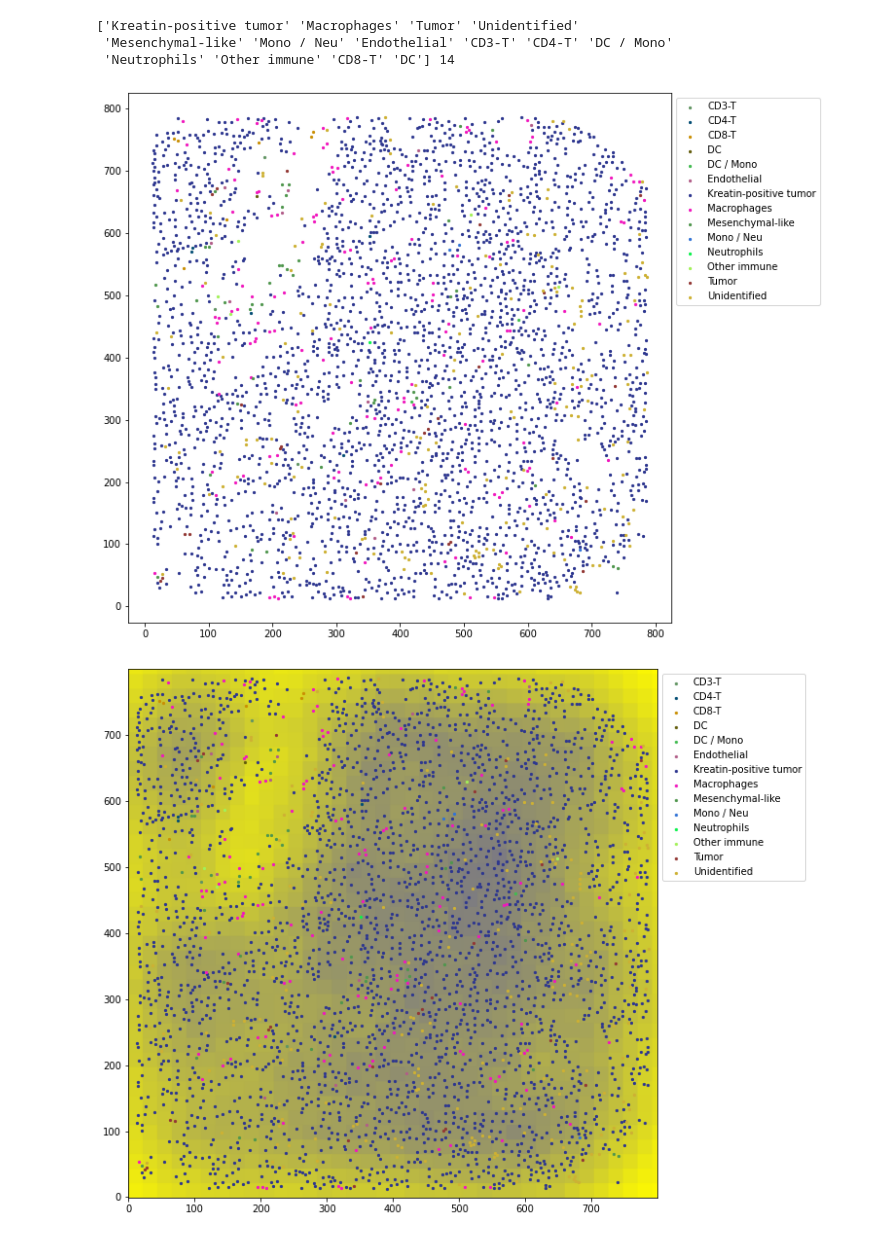
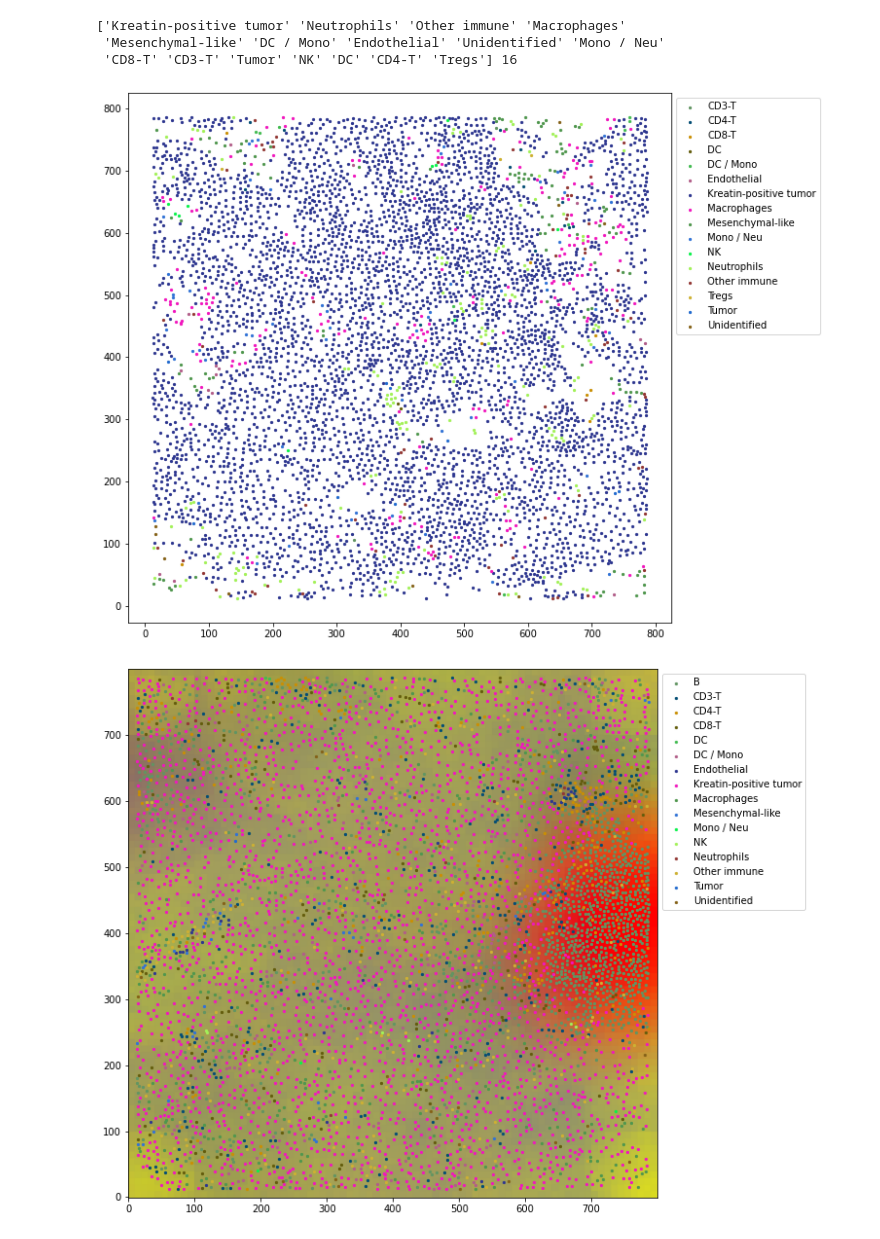
Before and after one commit to jhausserlab/NIPMAP, a Jupyter notebook: notebooks/cell_positions_visualization.ipynb, the cells around one changed output. Saved outputs shown, nothing was run; the diff lists cells and outputs as text; code cells hidden in the pictures.

```diff
--- a/notebooks/cell_positions_visualization.ipynb
+++ b/notebooks/cell_positions_visualization.ipynb
@@ -23,7 +25,7 @@ from src.utils.equations import color_mapper
 # 'Kreatin-positive tumor' 'Tumor' 'CD4-T' 'Mesenchymal-like' 'Macrophages'
 # 'Endothelial' 'Tregs' 'Unidentified' 'DC' 'Mono / Neu' 'Neutrophils']
 # %%
-patientID = 22
+patientID = 21
 CELL_TYPES = ['CD8-T', 'Other immune', 'DC / Mono', 'CD3-T', 'B', 'NK', 'Kreatin-positive tumor', 'Tumor',
               'CD4-T', 'Mesenchymal-like', 'Macrophages', 'Endothelial', 'Tregs', 'Unidentified', 'DC', 'Mono / Neu',
               'Neutrophils']
@@ -31,21 +33,22 @@ cell_data = pd.read_csv("../../output/cell_positions_data/patient{}_cell_positio
 print(cell_data['cell_type'].unique(), len(cell_data['cell_type'].unique()))
 plot_cells_positions(cell_data, CELL_TYPES, to_plot = 'all')
 # %% [output]
-['Kreatin-positive tumor' 'Macrophages' 'Tumor' 'Unidentified'
- 'Mesenchymal-like' 'Mono / Neu' 'Endothelial' 'CD3-T' 'CD4-T' 'DC / Mono'
- 'Neutrophils' 'Other immune' 'CD8-T' 'DC'] 14
+['Kreatin-positive tumor' 'Neutrophils' 'Other immune' 'Macrophages'
+ 'Mesenchymal-like' 'DC / Mono' 'Endothelial' 'Unidentified' 'Mono / Neu'
+ 'CD8-T' 'CD3-T' 'Tumor' 'NK' 'DC' 'CD4-T' 'Tregs'] 16
-[figure, old version]
+[figure, new version]
 # %%
-GRANULARITY = 22
+patientID = 1
+GRANULARITY = 10
 cell_data = pd.read_csv("../../output/cell_positions_data/patient{}_cell_positions.csv".format(patientID))
 with open("pca_3d", "rb") as f:
     pca_3d = pickle.load(f)
 
 with open("AA_3D", "rb") as f:
     AA_3D = pickle.load(f)
 plot_cells_positions(cell_data, CELL_TYPES, segment_image=True, segmentation_type='rgb', granularity=GRANULARITY, pca_obj=pca_3d, AA_obj=AA_3D, to_plot = 'all')
 # %% [output]
-[figure, old version]
+[figure, new version]
 # %%
 patient_ids = [1, 2, 3, 4, 5, 6, 7, 8, 9, 10, 11, 12, 13, 14, 15, 16, 17, 18, 19, 20, 21, 22, 23, 24, 25, 26, 27, 28, 29, 31, 32, 33, 34, 35, 36, 37, 38, 39, 40, 41]
 plot_all_tumors_cell_positions(patient_ids, CELL_TYPES, segment_image=True, segmentation_type='hard', granularity=GRANULARITY, pca_obj=pca_3d, AA_obj=AA_3D, to_plot = [])
```
Also changed, not shown: parts of 2 cells of this notebook, 9 other files.
